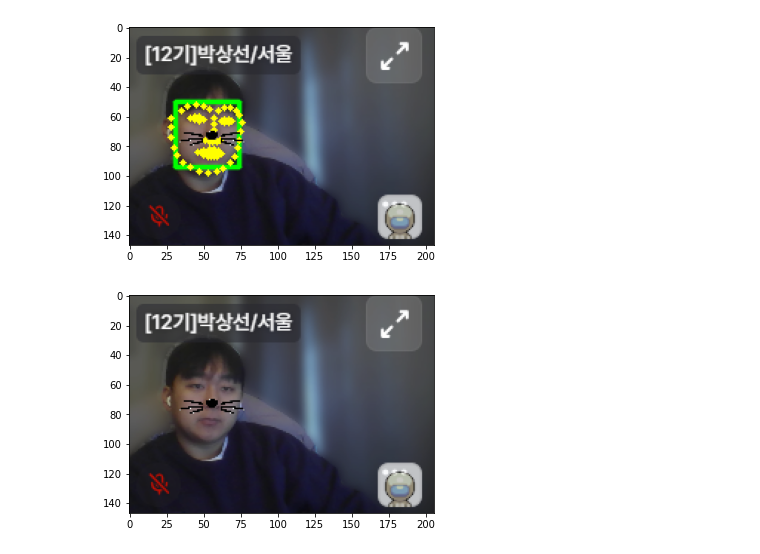
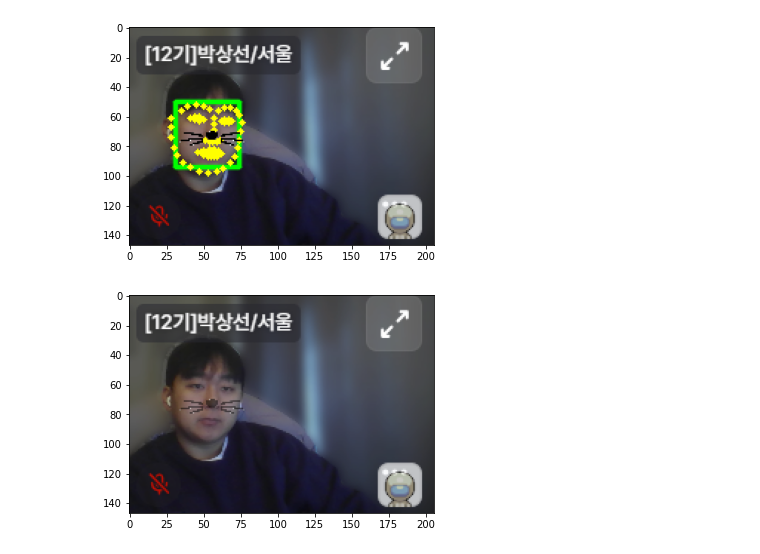
Before and after one commit to sano820/AIFFEL_quest_rs, a Jupyter notebook: Exploration/Ex03/Camera_sticker_project.ipynb, the cells around one changed output. Cells and saved outputs as stored; diff of their text form; code cells hidden in the pictures.

```diff
--- a/Exploration/Ex03/Camera_sticker_project.ipynb
+++ b/Exploration/Ex03/Camera_sticker_project.ipynb
@@ -185,22 +185,31 @@ plt.imshow(cv2.cvtColor(img_show, cv2.COLOR_BGR2RGB))
 plt.show()
 # %% [output]
 [figure]
-# %%
-# # 위에서 설명했으므로 생략
-# sticker_area = img_bgr[refined_y:refined_y +img_sticker.shape[0], refined_x:refined_x+img_sticker.shape[1]]
-# # img_bgr은 7-2에서 rgb로만 적용해놓은 원본 이미지이다.
-# img_bgr[refined_y:refined_y +img_sticker.shape[0], refined_x:refined_x+img_sticker.shape[1]] = \
-#     np.where(img_sticker==0,sticker_area,img_sticker).astype(np.uint8)
-# plt.imshow(cv2.cvtColor(img_bgr, cv2.COLOR_BGR2RGB)) # rgb만 적용해놓은 원본 이미지에 왕관 이미지를 덮어 씌운 이미지가 나오게 된다.
-# plt.show()
-
-sticker_area_original = img_bgr[refined_y:refined_y + img_sticker.shape[0], refined_x:refined_x + img_sticker.shape[1]]
-img_bgr[refined_y:refined_y + img_sticker.shape[0], refined_x:refined_x + img_sticker.shape[1]] = \
-    np.where(img_sticker == 255, sticker_area_original, img_sticker).astype(np.uint8)
-plt.imshow(cv2.cvtColor(img_bgr, cv2.COLOR_BGR2RGB))
-plt.show()
-# %% [output]
-[figure, removed]
+# %%
+# 원래 코드!
+# sticker_area_original = img_bgr[refined_y:refined_y + img_sticker.shape[0], refined_x:refined_x + img_sticker.shape[1]]
+# img_bgr[refined_y:refined_y + img_sticker.shape[0], refined_x:refined_x + img_sticker.shape[1]] = \
+#     np.where(img_sticker == 255, sticker_area_original, img_sticker).astype(np.uint8)
+# plt.imshow(cv2.cvtColor(img_bgr, cv2.COLOR_BGR2RGB))
+# plt.show()
+
+# 스티커 영역을 추출
+sticker_area_original = img_bgr[refined_y:refined_y + img_sticker.shape[0], refined_x:refined_x + img_sticker.shape[1]]
+
+# np.where()를 사용하여 스티커 영역의 픽셀 값이 255인 부분만 교체
+blended_area = np.where(img_sticker == 255, sticker_area_original, img_sticker).astype(np.uint8)
+
+# cv2.addWeighted()를 사용하여 스티커와 원본 이미지 영역을 혼합 (0.5씩 가중치)
+final_blended_area = cv2.addWeighted(blended_area, 0.5, sticker_area_original, 0.5, 0)
+
+# 합성된 이미지를 원본 이미지에 반영
+img_bgr[refined_y:refined_y + img_sticker.shape[0], refined_x:refined_x + img_sticker.shape[1]] = final_blended_area
+
+# 결과 이미지 출력
+plt.imshow(cv2.cvtColor(img_bgr, cv2.COLOR_BGR2RGB))
+plt.show()
+# %% [output]
+[figure, added]
 # %% [markdown]
 ## 문제점 발견!
 1. 고양이 수염 위치를 적절한 곳에 두기 위해 여러 가지 좌표 수정.
```
Also changed, not shown: parts of 2 cells of this notebook.
